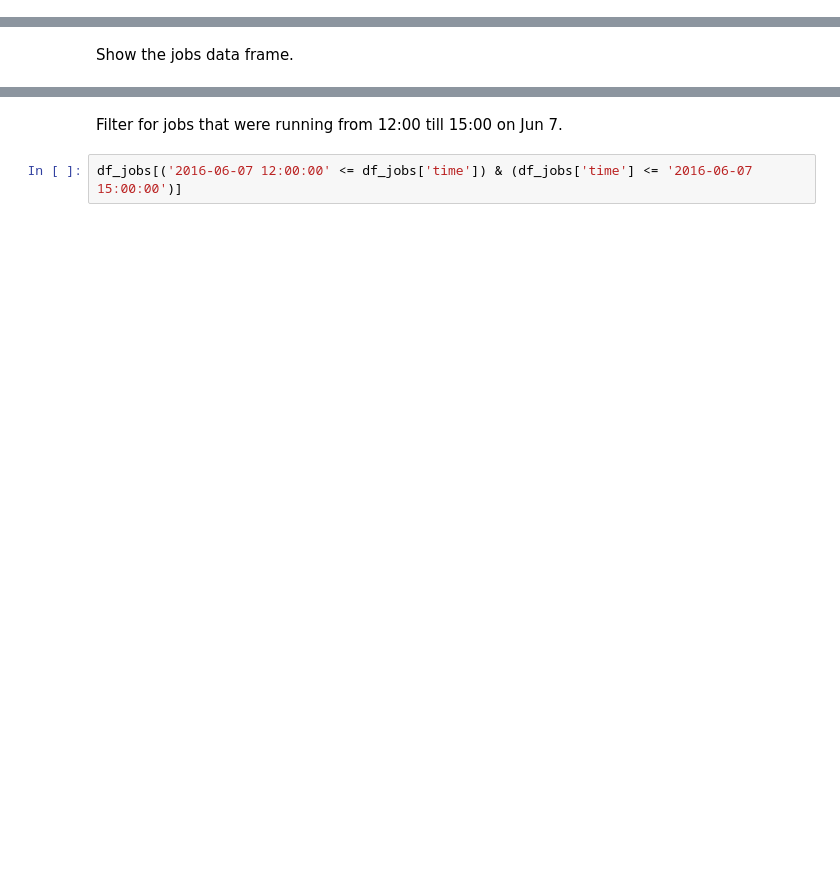
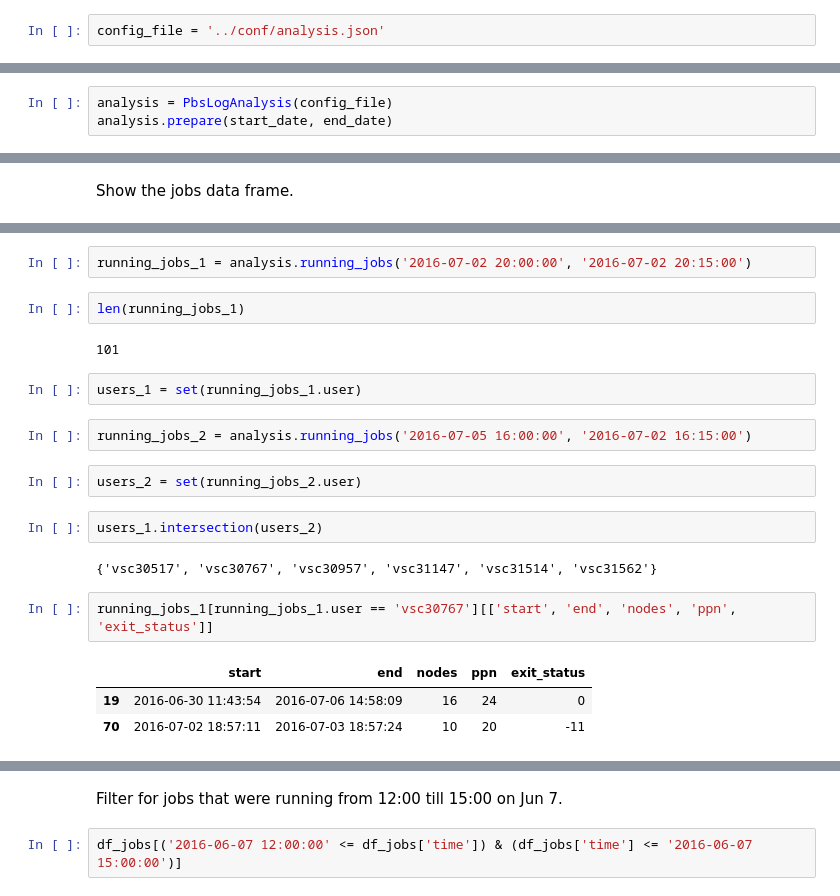
Before and after one commit to gjbex/vsc-tools-lib, a Jupyter notebook: notebooks/log_test.ipynb, the cells around one changed output, grey strips where cells are left out. Cells and saved outputs as stored; diff of their text form; blank space fills up the shorter version.

Commit message:
Modified for new PbsLogAnalysis object

```diff
--- a/notebooks/log_test.ipynb
+++ b/notebooks/log_test.ipynb
@@ -18,3 +11,5 @@ config['log_dir'] = '../tests/test/data'
+# %%
+config_file = '../conf/analysis.json'
 # %% [markdown]
 Set start and end date for analysis, this will be used to load the appropriate PBS torque log files.
 # %%
@@ -27,0 +20,3 @@ log_parser.parse(start_date, end_date)
+# %%
+analysis = PbsLogAnalysis(config_file)
+analysis.prepare(start_date, end_date)
@@ -133,0 +111,22 @@ df_jobs
+# %%
+running_jobs_1 = analysis.running_jobs('2016-07-02 20:00:00', '2016-07-02 20:15:00')
+# %%
+len(running_jobs_1)
+# %% [output]
+101
+# %%
+users_1 = set(running_jobs_1.user)
+# %%
+running_jobs_2 = analysis.running_jobs('2016-07-05 16:00:00', '2016-07-02 16:15:00')
+# %%
+users_2 = set(running_jobs_2.user)
+# %%
+users_1.intersection(users_2)
+# %% [output]
+{'vsc30517', 'vsc30767', 'vsc30957', 'vsc31147', 'vsc31514', 'vsc31562'}
+# %%
+running_jobs_1[running_jobs_1.user == 'vsc30767'][['start', 'end', 'nodes', 'ppn', 'exit_status']]
+# %% [output]
+|  | start | end | nodes | ppn | exit_status |
+| 19 | 2016-06-30 11:43:54 | 2016-07-06 14:58:09 | 16 | 24 | 0 |
+| 70 | 2016-07-02 18:57:11 | 2016-07-03 18:57:24 | 10 | 20 | -11 |
```
Also changed, not shown: parts of 17 cells of this notebook.
